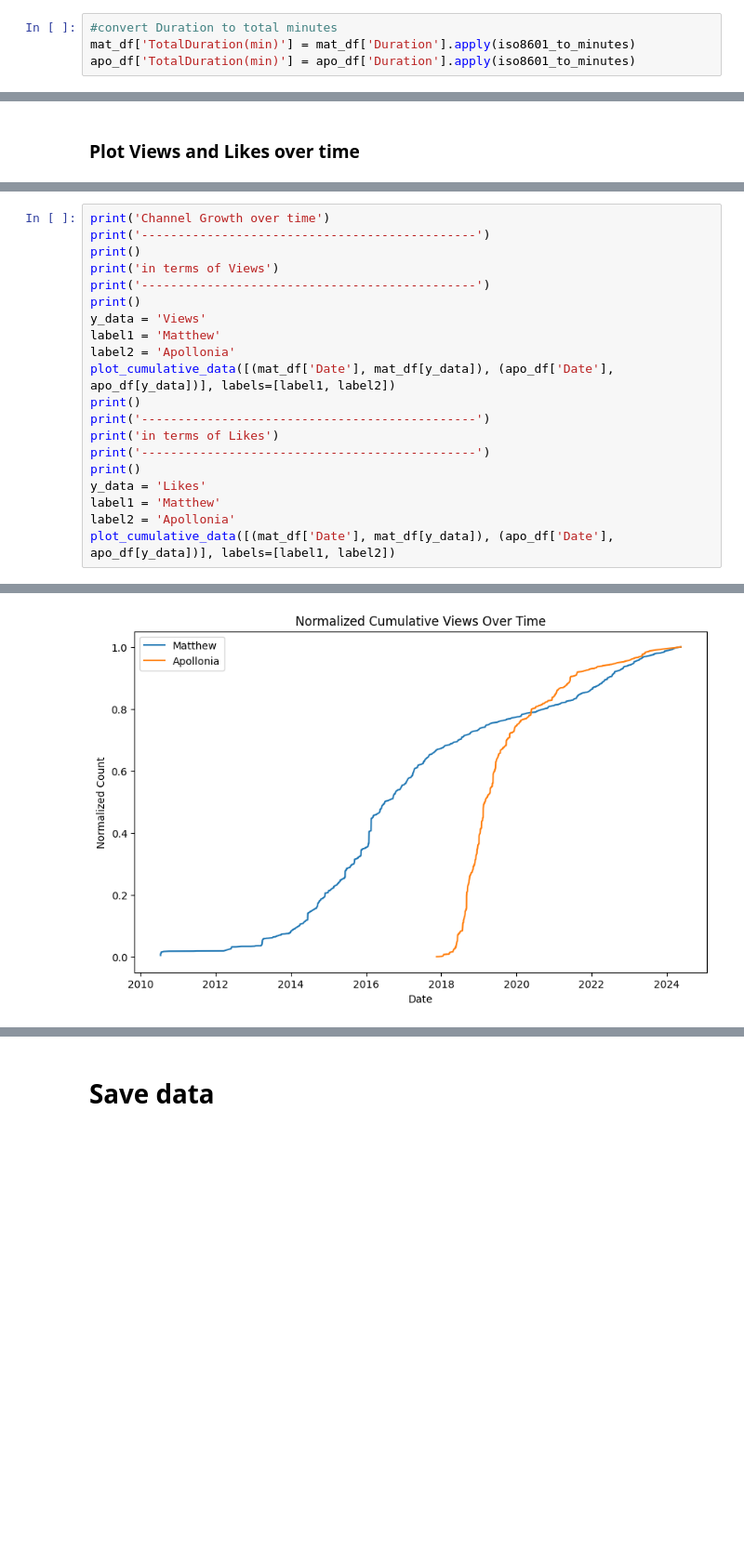
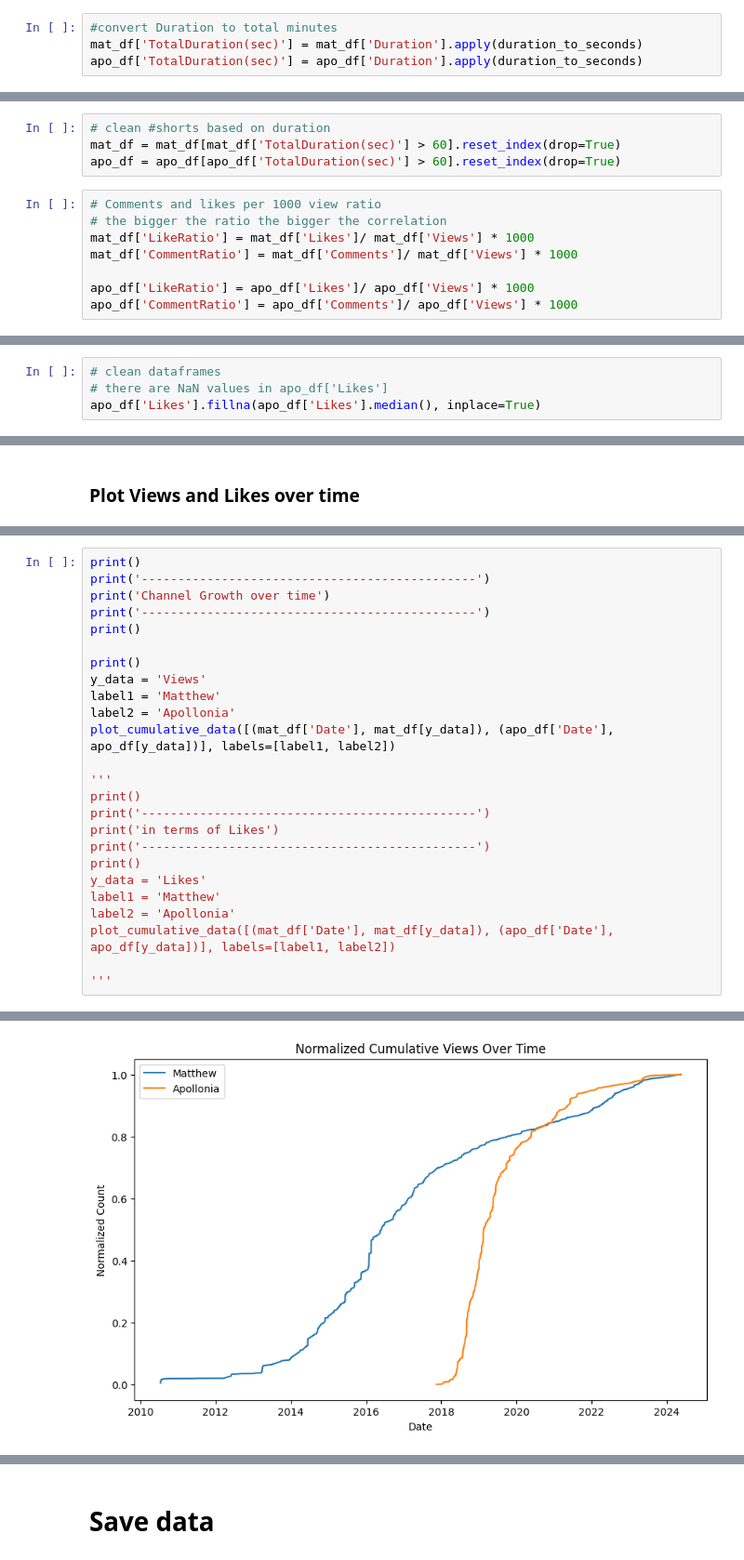
Before and after one commit to vsalto/Ironhack-Module3-project, a Jupyter notebook: notebooks/youtube_content_analysis.ipynb, the cells around one changed output, grey strips where cells are left out. Shown: that part at 93% size. Saved outputs shown, nothing was run; the diff lists cells and outputs as text; blank space fills up the shorter version.

Commit message:
Updated notebook with plots and statistics

```diff
--- a/notebooks/youtube_content_analysis.ipynb
+++ b/notebooks/youtube_content_analysis.ipynb
@@ -313,7 +317,7 @@ add_datetime_cols(mat_df,col)
 add_datetime_cols(apo_df,col)
 # %%
 #convert Duration to total minutes
-mat_df['TotalDuration(min)'] = mat_df['Duration'].apply(iso8601_to_minutes)
-apo_df['TotalDuration(min)'] = apo_df['Duration'].apply(iso8601_to_minutes)
+mat_df['TotalDuration(sec)'] = mat_df['Duration'].apply(duration_to_seconds)
+apo_df['TotalDuration(sec)'] = apo_df['Duration'].apply(duration_to_seconds)
 # %%
 # convert numerical columns to float numbers
@@ -321,3 +325,15 @@ num_col = ['Views',	'Likes', 'Comments','TotalDuration(min)']
 convert_to_float(mat_df, num_col)
 convert_to_float(apo_df, num_col)
+# %%
+# clean #shorts based on duration
+mat_df = mat_df[mat_df['TotalDuration(sec)'] > 60].reset_index(drop=True)
+apo_df = apo_df[apo_df['TotalDuration(sec)'] > 60].reset_index(drop=True)
+# %%
+# Comments and likes per 1000 view ratio
+# the bigger the ratio the bigger the correlation
+mat_df['LikeRatio'] = mat_df['Likes']/ mat_df['Views'] * 1000
+mat_df['CommentRatio'] = mat_df['Comments']/ mat_df['Views'] * 1000
+
+apo_df['LikeRatio'] = apo_df['Likes']/ apo_df['Views'] * 1000
+apo_df['CommentRatio'] = apo_df['Comments']/ apo_df['Views'] * 1000
 # %%
@@ -324,2 +341,6 @@ convert_to_float(apo_df, num_col)
 mat_df['Month_Year'] = mat_df['Date/Time'].dt.to_period('M')
 apo_df['Month_Year'] = apo_df['Date/Time'].dt.to_period('M')
+# %%
+# clean dataframes
+# there are NaN values in apo_df['Likes']
+apo_df['Likes'].fillna(apo_df['Likes'].median(), inplace=True)
@@ -589,14 +631,17 @@ Likes over time
 # %%
+print()
+print('----------------------------------------------')
 print('Channel Growth over time')
 print('----------------------------------------------')
 print()
-print('in terms of Views')
-print('----------------------------------------------')
+
 print()
 y_data = 'Views'
 label1 = 'Matthew'
 label2 = 'Apollonia'
 plot_cumulative_data([(mat_df['Date'], mat_df[y_data]), (apo_df['Date'], apo_df[y_data])], labels=[label1, label2])
+
+'''
 print()
 print('----------------------------------------------')
 print('in terms of Likes')
@@ -606,4 +651,6 @@ y_data = 'Likes'
 label1 = 'Matthew'
 label2 = 'Apollonia'
 plot_cumulative_data([(mat_df['Date'], mat_df[y_data]), (apo_df['Date'], apo_df[y_data])], labels=[label1, label2])
+
+'''
 # %% [output]
@@ -615 +660 @@ in terms of Views
-[figure, old version]
+[figure, new version]
```
Also changed, not shown: parts of 29 cells of this notebook.
